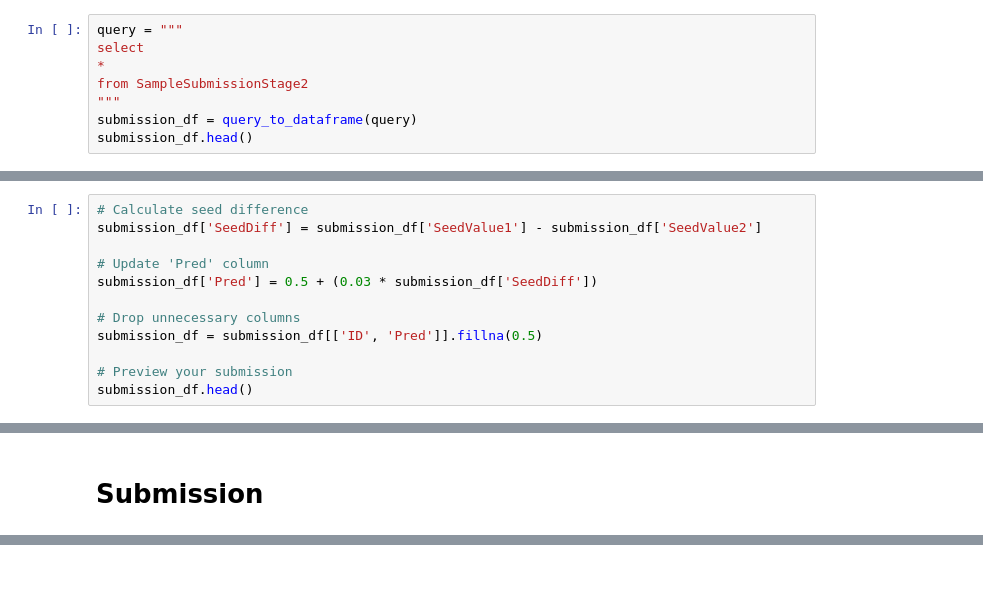
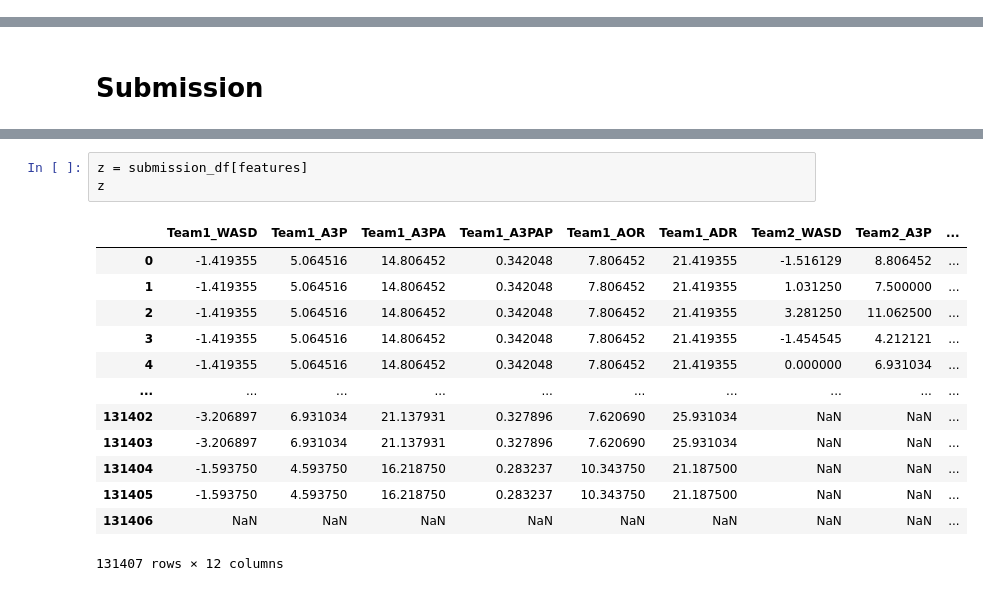
Before and after one commit to UR-Z/March-Madness, a Jupyter notebook: google_march_madness.ipynb, the cells around one changed output, grey strips where cells are left out. Saved outputs shown, nothing was run; the diff lists cells and outputs as text.

```diff
--- a/google_march_madness.ipynb
+++ b/google_march_madness.ipynb
@@ -124,8 +97,0 @@ seed_df.head()
-# %%
-query = """
-select
-*
-from SampleSubmissionStage2
-"""
-submission_df = query_to_dataframe(query)
-submission_df.head()
@@ -179,12 +97,0 @@ submission_df.head()
-# %%
-# Calculate seed difference
-submission_df['SeedDiff'] = submission_df['SeedValue1'] - submission_df['SeedValue2']
-
-# Update 'Pred' column
-submission_df['Pred'] = 0.5 + (0.03 * submission_df['SeedDiff'])
-
-# Drop unnecessary columns
-submission_df = submission_df[['ID', 'Pred']].fillna(0.5)
-
-# Preview your submission
-submission_df.head()
@@ -438,0 +404,17 @@ Brier Score: 0.22142675111725224
+# %%
+z = submission_df[features]
+z
+# %% [output]
+|  | Team1_WASD | Team1_A3P | Team1_A3PA | Team1_A3PAP | Team1_AOR | Team1_ADR | Team2_WASD | Team2_A3P | ... |
+| 0 | -1.419355 | 5.064516 | 14.806452 | 0.342048 | 7.806452 | 21.419355 | -1.516129 | 8.806452 | ... |
+| 1 | -1.419355 | 5.064516 | 14.806452 | 0.342048 | 7.806452 | 21.419355 | 1.031250 | 7.500000 | ... |
+| 2 | -1.419355 | 5.064516 | 14.806452 | 0.342048 | 7.806452 | 21.419355 | 3.281250 | 11.062500 | ... |
+| 3 | -1.419355 | 5.064516 | 14.806452 | 0.342048 | 7.806452 | 21.419355 | -1.454545 | 4.212121 | ... |
+| 4 | -1.419355 | 5.064516 | 14.806452 | 0.342048 | 7.806452 | 21.419355 | 0.000000 | 6.931034 | ... |
+| ... | ... | ... | ... | ... | ... | ... | ... | ... | ... |
+| 131402 | -3.206897 | 6.931034 | 21.137931 | 0.327896 | 7.620690 | 25.931034 | NaN | NaN | ... |
+| 131403 | -3.206897 | 6.931034 | 21.137931 | 0.327896 | 7.620690 | 25.931034 | NaN | NaN | ... |
+| 131404 | -1.593750 | 4.593750 | 16.218750 | 0.283237 | 10.343750 | 21.187500 | NaN | NaN | ... |
+| 131405 | -1.593750 | 4.593750 | 16.218750 | 0.283237 | 10.343750 | 21.187500 | NaN | NaN | ... |
+| 131406 | NaN | NaN | NaN | NaN | NaN | NaN | NaN | NaN | ... |
+131407 rows × 12 columns
```
Also changed, not shown: parts of 24 cells of this notebook.
